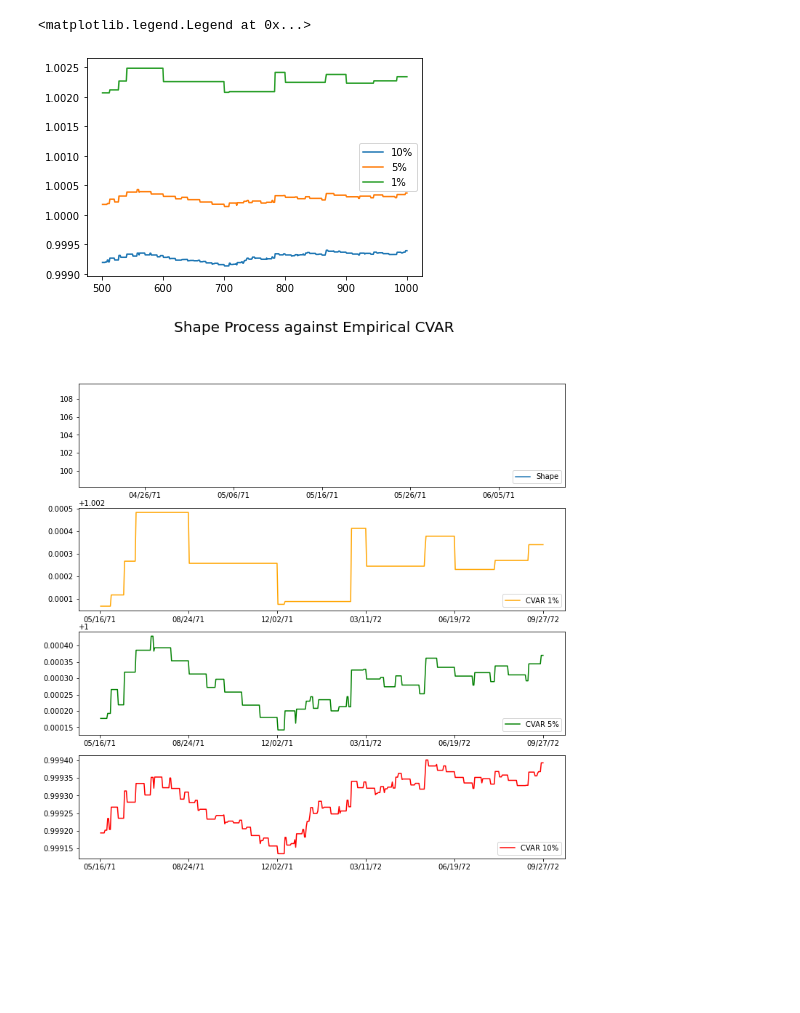
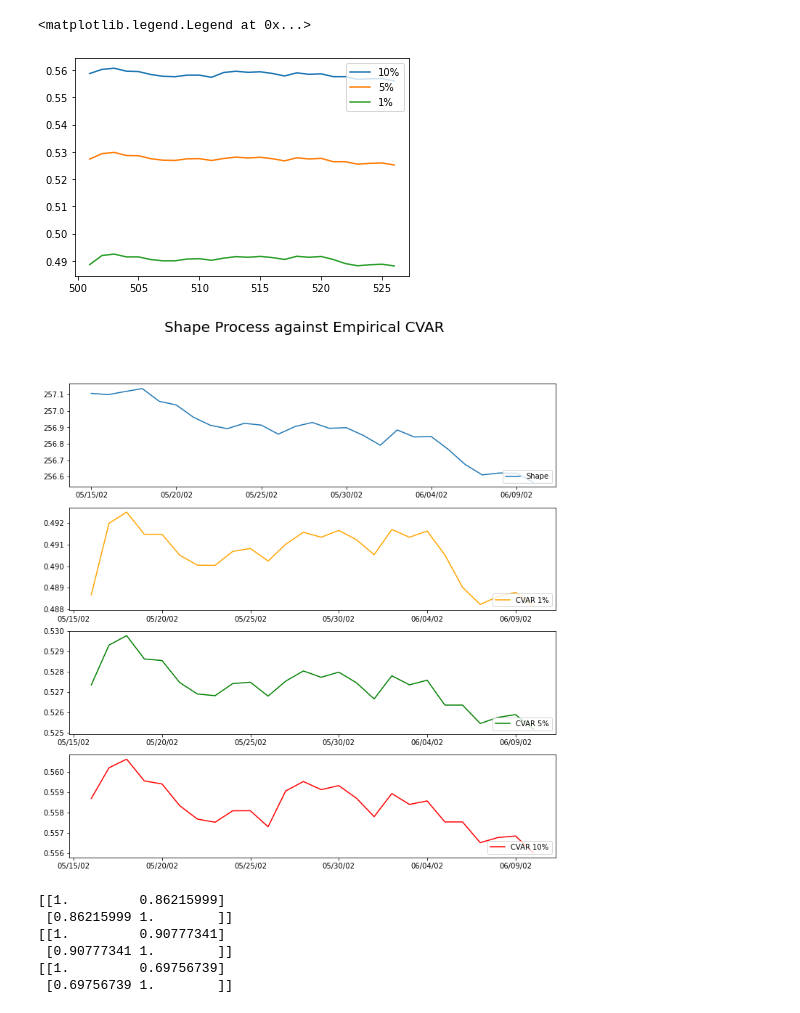
Before and after one commit to jasonbohne123/ARC_Model, a Jupyter notebook: AMS517_frechetModel (2).ipynb, the cells around one changed output. Drawn from its saved outputs; the diff is of its cells as text; code cells hidden in the pictures; blank space fills up the shorter version.

```diff
--- a/AMS517_frechetModel (2).ipynb
+++ b/AMS517_frechetModel (2).ipynb
@@ -62,6 +75,6 @@ ax[1].legend()
 # %%
 # fit the frechet distribution using 500 data points
 
-global_shape,global_loc,global_scale=invweibull.fit(maxloss_df['Loss'])
+global_shape,global_loc,global_scale=invweibull.fit(maxloss_df['Loss'][:500])
 global_shape,global_loc,global_scale
 # %% [output]
@@ -211,5 +243,10 @@ fig = res.plot_diagnostics(fig=fig, lags=30)
 # %%
-# Using the test data set
+new_df=pd.DataFrame()
+new_df['date']=time_df['Date']
+new_df['Loss']=time_df['Loss']
+new_df['Scale']=time_df['Scale']
+new_df['Shape']=time_df['Shape']
+new_df['Location']=time_df['Location']
 
 cvar1=pd.Series([])
 cvar2=pd.Series([])
@@ -217,7 +254,7 @@ cvar3=pd.Series([])
 
 counter = 0
 
-for x,row in time_df.iterrows():
+for x,row in new_df.iterrows():
     if not np.isnan(row['Shape']) and not np.isnan(row['Scale']) :
         counter=counter+1
         cvar1=cvar1.append(pd.Series([np.nan],index=[x]))
@@ -225,18 +262,18 @@ for x,row in time_df.iterrows():
         cvar3=cvar3.append(pd.Series([np.nan],index=[x]))
         continue
 
-    row['Shape']=np.exp(shape_params[0]+shape_params[1]*np.log(time_df['Shape'][counter-1])+shape_params[2]*np.exp(-time_df['Loss'][counter-1]) )# walk forward from our eqns
-    row['Scale']=np.exp(scale_params[0]+scale_params[1]*np.log(time_df['Scale'][counter-1])+scale_params[2]*np.exp(-time_df['Loss'][counter-1]) )# walk forward
+    row['Shape']=np.exp(shape_params[0]+shape_params[1]*np.log(new_df['Shape'][counter-1])+shape_params[2]*np.exp(-new_df['Loss'][counter-1]) )# walk forward from our eqns
+    row['Scale']=np.exp(scale_params[0]+scale_params[1]*np.log(new_df['Scale'][counter-1])+scale_params[2]*np.exp(-new_df['Loss'][counter-1]) )# walk forward
 
     # empirical cvars for each fitted period outside of train set #1
-    cvar1=cvar1.append(pd.Series([1-conditional_value_at_risk(time_df['Loss'][:counter],0.1)],index=[x]))
-    cvar2=cvar2.append(pd.Series([1-conditional_value_at_risk(time_df['Loss'][:counter],0.05)],index=[x]))
-    cvar3=cvar3.append(pd.Series([1-conditional_value_at_risk(time_df['Loss'][:counter],0.01)],index=[x]))
+    cvar1=cvar1.append(pd.Series([1-conditional_value_at_risk(new_df['Loss'][:counter],0.90)],index=[x]))
+    cvar2=cvar2.append(pd.Series([1-conditional_value_at_risk(new_df['Loss'][:counter],0.95)],index=[x]))
+    cvar3=cvar3.append(pd.Series([1-conditional_value_at_risk(new_df['Loss'][:counter],0.99)],index=[x]))
+    new_df.iloc[x]=row
+    counter=counter+1
+new_df['cvar_0.90']=cvar1
+new_df['cvar_0.95']=cvar2
+new_df['cvar_0.99']=cvar3
 
-    counter=counter+1
-time_df['cvar_0.1']=cvar1
-time_df['cvar_0.05']=cvar2
-time_df['cvar_0.01']=cvar3
-
-time_df
+new_df
 # %% [output]
@@ -256,20 +303,20 @@ time_df
 # %%
-plt.plot(time_df['cvar_0.1'],label='10%')
-plt.plot(time_df['cvar_0.05'],label='5%')
-plt.plot(time_df['cvar_0.01'],label='1%')
+plt.plot(new_df['cvar_0.90'],label='10%')
+plt.plot(new_df['cvar_0.95'],label='5%')
+plt.plot(new_df['cvar_0.99'],label='1%')
 plt.legend()
 # %% [output]
 <matplotlib.legend.Legend at 0x...>
-[figure, old version]
+[figure, new version]
 # %%
 fig,ax = plt.subplots(4,1,figsize=(12,12))
 
 fig.suptitle("Shape Process against Empirical CVAR",fontsize=20)
 
-ax[0].plot(time_df['Shape'][500:], label='Shape')
-ax[1].plot(time_df['cvar_0.01'][500:], label='CVAR 1%',color='orange')
-ax[2].plot(time_df['cvar_0.05'][500:], label='CVAR 5%',color='green')
-ax[3].plot(time_df['cvar_0.1'][500:], label='CVAR 10%',color='red')
+ax[0].plot(new_df['Shape'][500:], label='Shape')
+ax[1].plot(new_df['cvar_0.99'][500:], label='CVAR 1%',color='orange')
+ax[2].plot(new_df['cvar_0.95'][500:], label='CVAR 5%',color='green')
+ax[3].plot(new_df['cvar_0.90'][500:], label='CVAR 10%',color='red')
 ax[0].legend(loc='lower right')
 ax[1].legend(loc='lower right')
 ax[2].legend(loc='lower right')
@@ -279,4 +326,15 @@ ax[1].xaxis.set_major_formatter(DateFormatter("%D"))
 ax[2].xaxis.set_major_formatter(DateFormatter("%D"))
 ax[3].xaxis.set_major_formatter(DateFormatter("%D"))
 # %% [output]
-[figure, old version]
+[figure, new version]
+# %%
+print(np.corrcoef(new_df['Shape'][501:],new_df['cvar_0.90'][501:]))
+print(np.corrcoef(new_df['Shape'][501:],new_df['cvar_0.95'][501:]))
+print(np.corrcoef(new_df['Shape'][501:],new_df['cvar_0.99'][501:]))
+# %% [output]
+[[1.         0.86215999]
+ [0.86215999 1.        ]]
+[[1.         0.90777341]
+ [0.90777341 1.        ]]
+[[1.         0.69756739]
+ [0.69756739 1.        ]]
```
Also changed, not shown: parts of 21 cells of this notebook.
